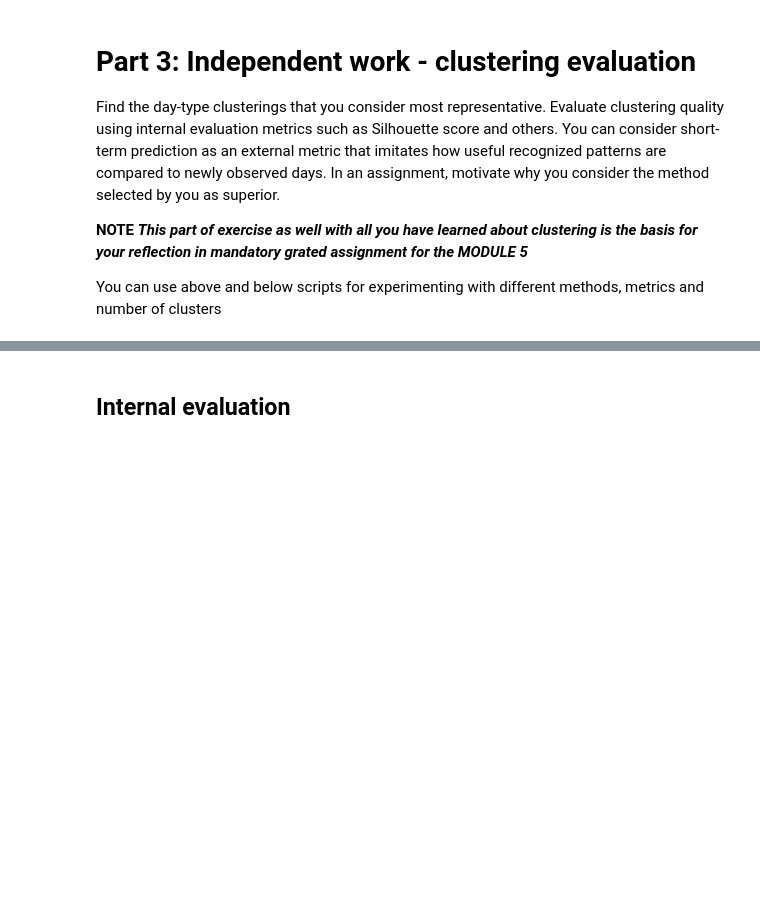
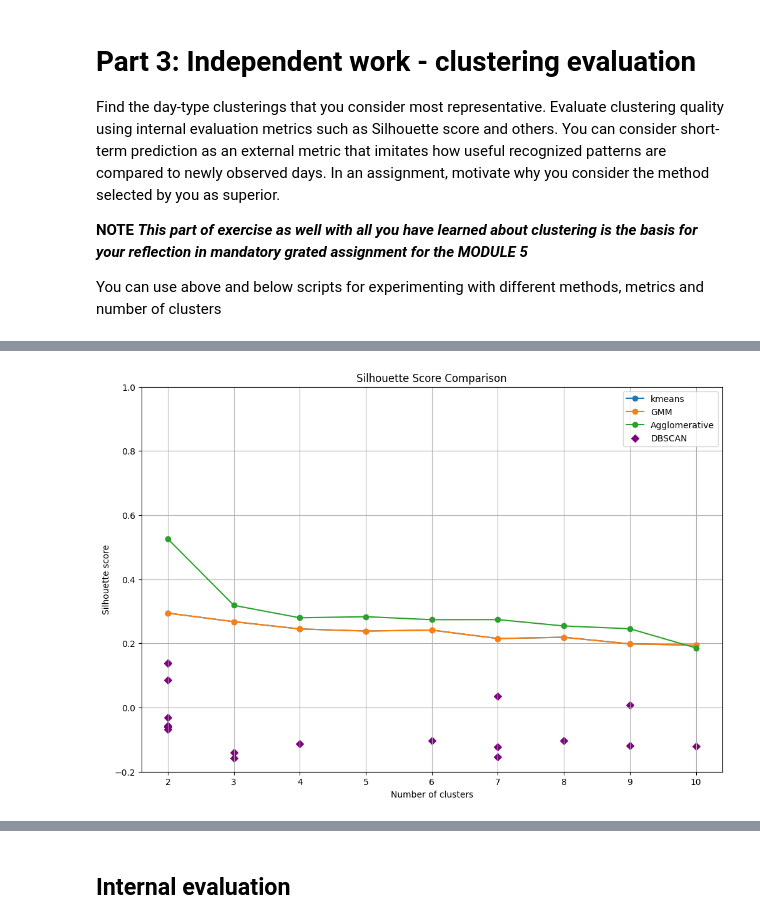
Before and after one commit to marcusflygar1-hash/AI_Course_Submissions_real, a Jupyter notebook: Exercise_5_Clustering/exercise_5_clustering.ipynb, the cells around one changed output, grey strips where cells are left out. Cells and saved outputs as stored; diff of their text form; code cells hidden in the pictures; blank space fills up the shorter version.

```diff
--- a/Exercise_5_Clustering/exercise_5_clustering.ipynb
+++ b/Exercise_5_Clustering/exercise_5_clustering.ipynb
@@ -627,12 +688,12 @@ results_db = [] #list to store the results from DBScan
 for n_clusters in n_clusters_list:
     # here we store / define the models for n_clusters
     cluster_models = {
-        "kmeans": KMeans(n_clusters=n_clusters, random_state=42, n_init="auto").fit(X_train),
+        "kmeans": KMeans(n_clusters=n_clusters, random_state=42, n_init="auto",max_iter=600).fit(X_train),
         "GMM": GaussianMixture(n_components=n_clusters, random_state=42).fit(X_train),
         "Agglomerative": AgglomerativeClustering(
             n_clusters=n_clusters,
             metric="euclidean",
-            linkage="ward"
+            linkage="complete"
         ).fit(X_train)
     }
 
@@ -709,22 +788,24 @@ df_all_mod = pd.concat([df_mod, df_mod_db_filtered])
 # %%
 import matplotlib.pyplot as plt
 
 plt.figure(figsize=(12,8))
 #plotting models.
 for method in df_all_mod["model"].unique():
     df_method = df_all_mod[df_all_mod["model"] == method]
     if method == "DBSCAN":
         plt.scatter(df_method["N_clusters"], df_method["SC_Score"],
                     marker="D", label=method, color="purple")
     else:
         plt.plot(df_method["N_clusters"], df_method["SC_Score"],
                  marker="o", label=method)
 
 
 plt.xlabel("Number of clusters")
 plt.ylabel("Silhouette score")
 plt.title("Silhouette Score Comparison")
-plt.ylim(-0.2,0.5)
+plt.ylim(-0.2,1)
 plt.legend()
 plt.grid(True)
 plt.show()
+# %% [output]
+[figure, added]
```
Also changed, not shown: parts of 24 cells of this notebook.
